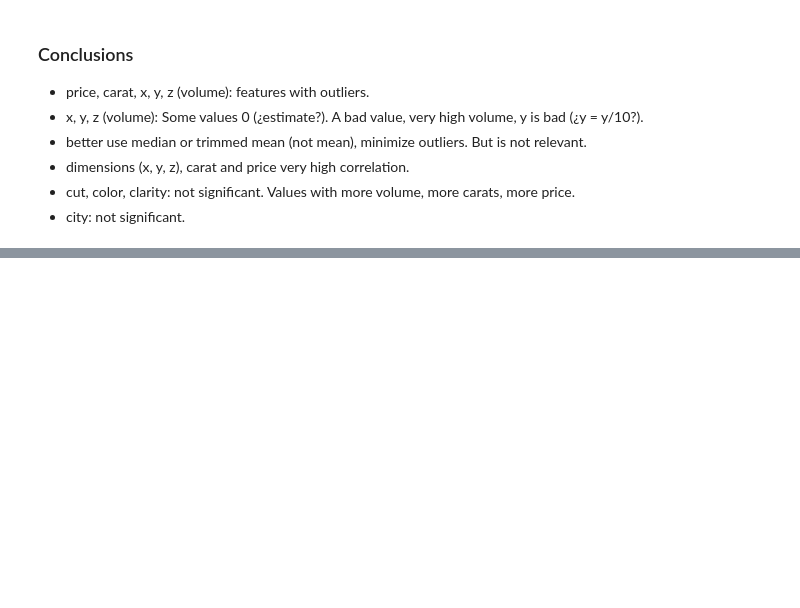
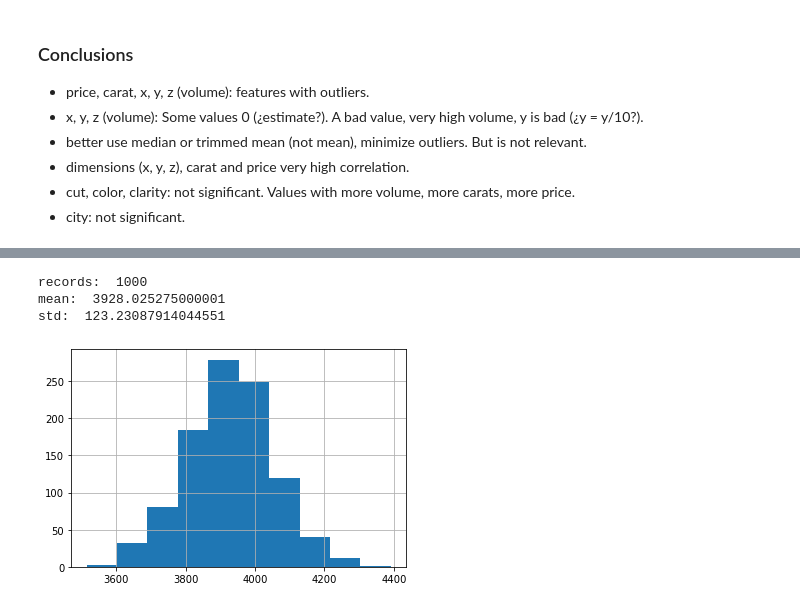
Before and after one commit to elvestevez/challenges, a Jupyter notebook: diamonds/diamonds_analysis.ipynb, the cells around one changed output, grey strips where cells are left out. Cells and saved outputs as stored; diff of their text form; code cells hidden in the pictures; blank space fills up the shorter version.

```diff
--- a/diamonds/diamonds_analysis.ipynb
+++ b/diamonds/diamonds_analysis.ipynb
@@ -791,0 +835,17 @@ diamonds[diamonds['volume'] == diamonds['volume'].min()] # volume min, records v
+# %%
+x = 1000
+sample_diamonds = pd.DataFrame([])
+for i in range(x):
+    sample_diamonds = pd.concat([sample_diamonds, pd.DataFrame([diamonds.sample(n=x)['price'].mean()], columns=['price'])])
+
+print('records: ', len(sample_diamonds))
+print('mean: ', sample_diamonds['price'].mean())
+print('std: ', sample_diamonds['price'].std())
+
+sample_diamonds['price'].hist()
+plt.show()
+# %% [output]
+records:  1000
+mean:  3928.025275000001
+std:  123.23087914044551
+[figure, added]
```
Also changed, not shown: parts of 6 cells of this notebook.
